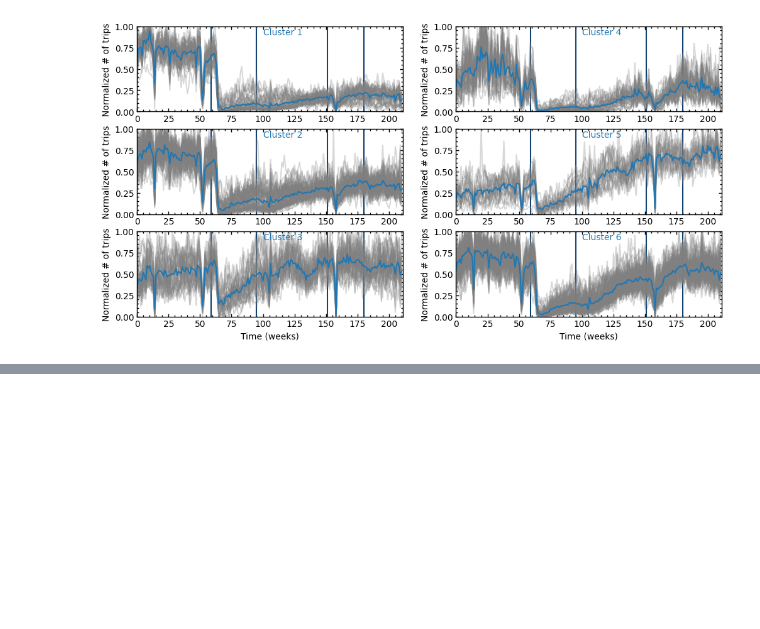
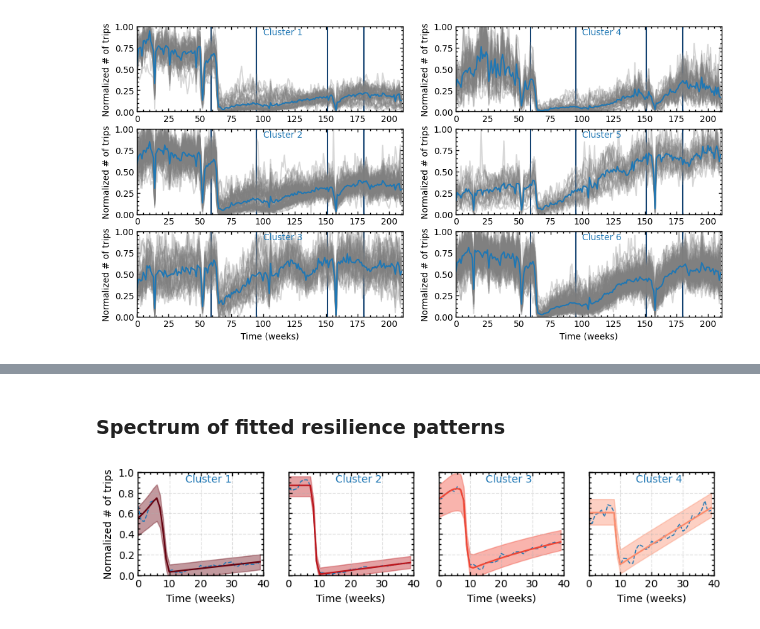
Before and after one commit to LastStriker11/disruptive_taxi_demand, a Jupyter notebook: taxi_week.ipynb, the cells around one changed output, grey strips where cells are left out. Cells and saved outputs as stored; diff of their text form; code cells hidden in the pictures; blank space fills up the shorter version.

```diff
--- a/taxi_week.ipynb
+++ b/taxi_week.ipynb
@@ -545,0 +579,46 @@ fig.savefig(f"figures/resilience_fit_cluster{c+1}.pdf", bbox_inches='tight')
+# %% [markdown]
+### Spectrum of fitted resilience patterns
+# %%
+fig, ax = plt.subplots(nrows=1, ncols=4, figsize=(10,1.8))
+
+clusters = [0,1,2,3]
+cmap = plt.cm.Reds
+colors = [cmap((5-i)/5) for i in range(5)]
+for c in clusters:
+    ax[c].tick_params(direction='in', top=True, right=True, which='both', width=1)
+    ax[c].spines[['bottom','top','left','right']].set_linewidth(1)
+    ax[c].yaxis.set_minor_locator(tck.AutoMinorLocator())
+    ax[c].xaxis.set_minor_locator(tck.AutoMinorLocator())
+
+    cluster_curves = []
+    data = odtrips[model.clusters[c]]
+    # Compute fitted curves for all series in the cluster
+    for i, _ in enumerate(data):
+        mu, sigma = np.mean(data[i]), np.std(data[i])
+        curve = resilience_curve(time, mu, sigma, cluster_params[c])
+        cluster_curves.append(curve)
+        # ax[c].scatter(np.arange(len(data[i])), data[i], color='grey', alpha=0.3, s=20)
+
+    cluster_curves = np.array(cluster_curves)
+    mean_curve = np.mean(cluster_curves, axis=0)
+    lower_bound = np.min(cluster_curves, axis=0)
+    upper_bound = np.max(cluster_curves, axis=0)
+
+    # Plot the DTW center
+    ax[c].plot(np.arange(len(series)), model.centroids[c], color='tab:blue', linestyle='--', linewidth=1)
+    # Plot mean and bounds
+    ax[c].plot(time, mean_curve, color=colors[c], linewidth=1.5, label=f'Cluster {c+1}')
+    ax[c].fill_between(time, lower_bound, upper_bound, color=colors[c], alpha=0.4)
+    ax[c].text(15, 0.9, f'Cluster {c+1}', color='tab:blue')
+
+    ax[c].set_xlabel("Time (weeks)")
+    ax[c].set_yticks([0,0.2,0.4,0.6,0.8,1])
+    ax[c].set_xlim(0,40)
+    ax[c].set_ylim(0,1)
+    if c != 0:
+        ax[c].set_yticklabels([])
+    ax[c].grid(True, linestyle='--', alpha=0.4)
+ax[0].set_ylabel("Normalized # of trips")
+fig.savefig(f"figures/resilience_patterns.pdf", bbox_inches="tight")
+# %% [output]
+[figure, added]
```
Also changed, not shown: parts of 10 cells of this notebook, 9 other files.
